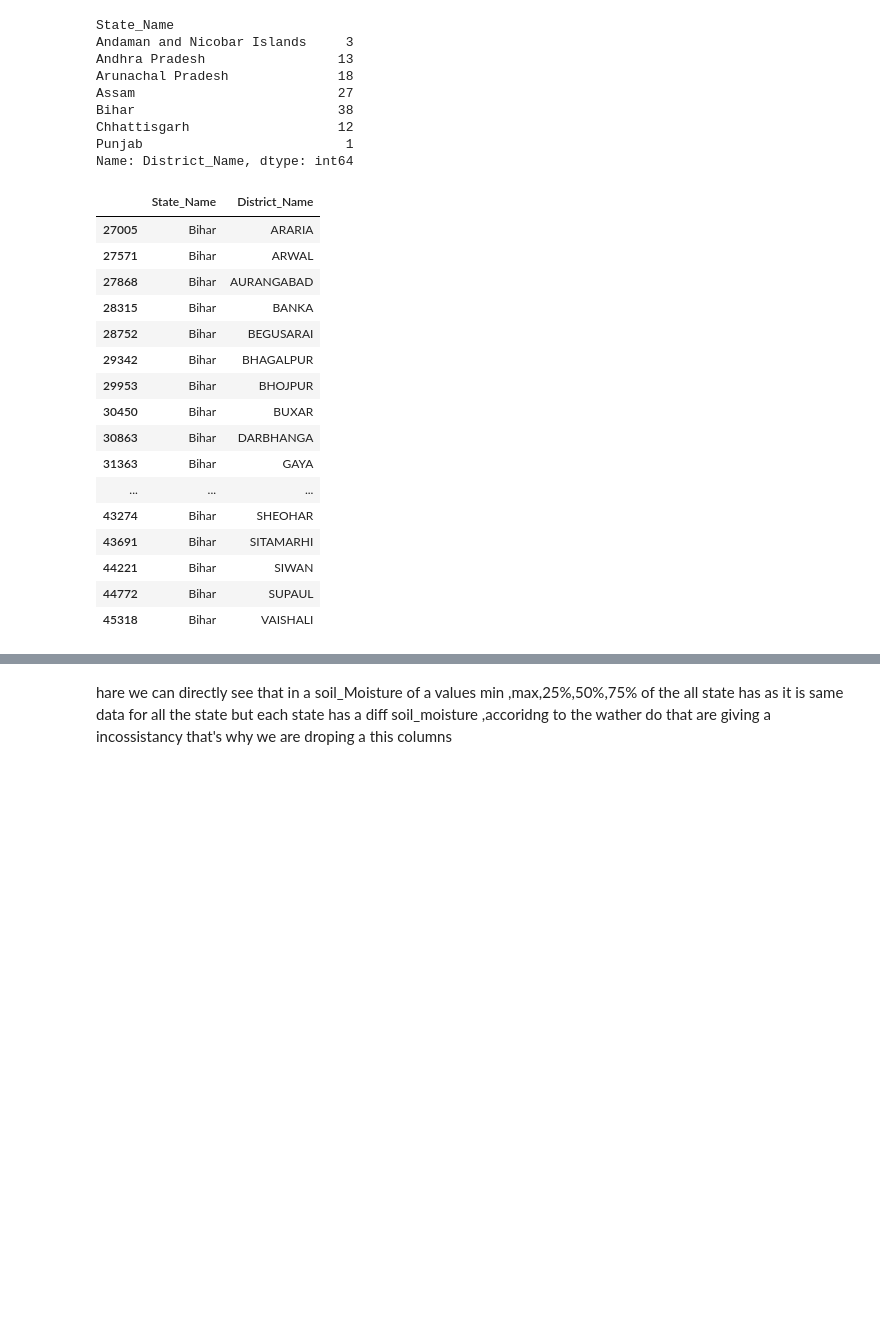
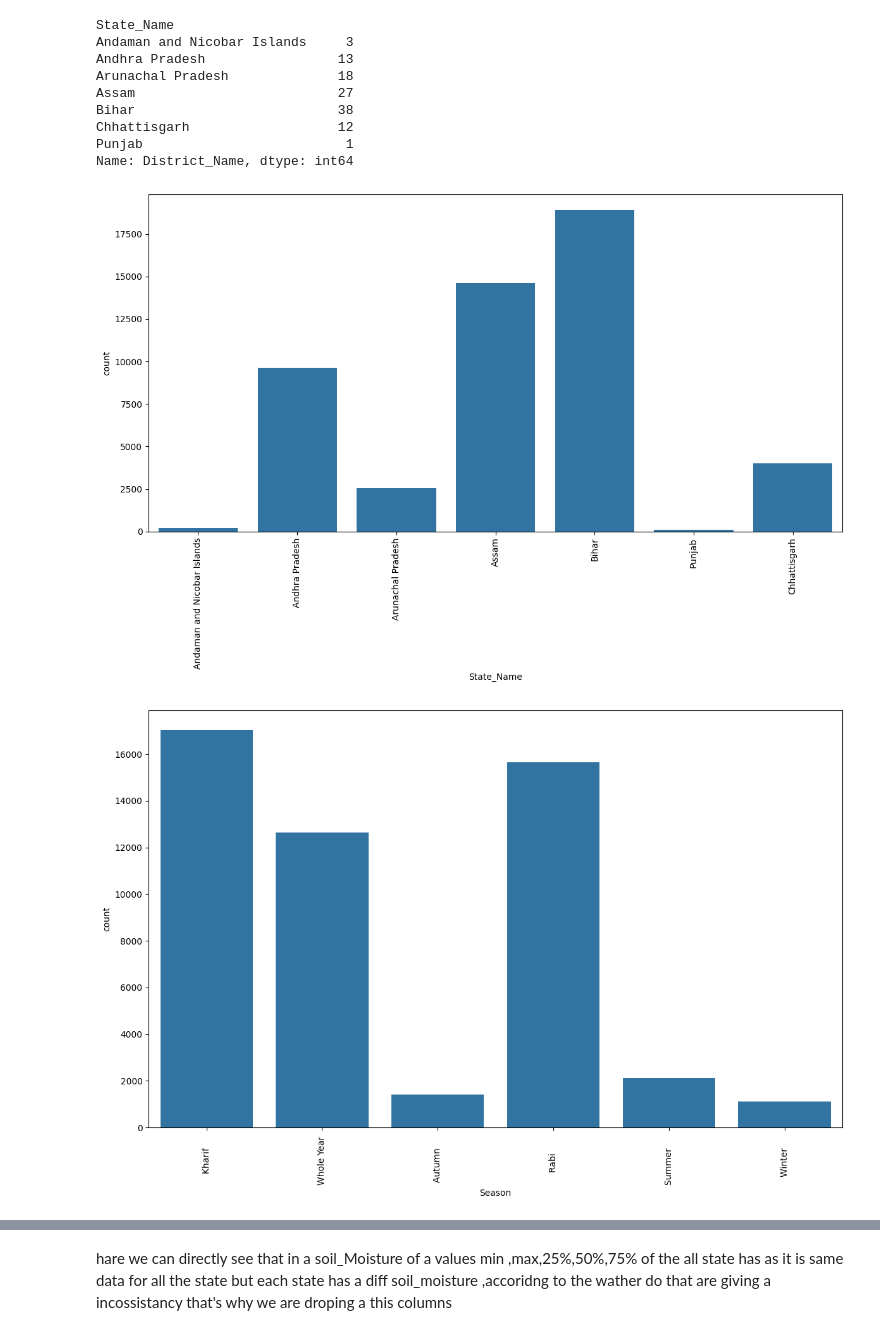
Before and after one commit to yashpawar-99/agripredict-ai, a Jupyter notebook: notebooks/crop_yeild_prediction.ipynb, the cells around one changed output, grey strips where cells are left out. Drawn from its saved outputs; the diff is of its cells as text; code cells hidden in the pictures; blank space fills up the shorter version.

```diff
--- a/notebooks/crop_yeild_prediction.ipynb
+++ b/notebooks/crop_yeild_prediction.ipynb
@@ -118,22 +86,13 @@ Chhattisgarh                   12
 Punjab                          1
 Name: District_Name, dtype: int64
 # %%
-df.loc[df["State_Name"]=="Bihar",["State_Name","District_Name"]].drop_duplicates()
+cat_cols = ["State_Name","Season","Crop"]
+
+for col in cat_cols:
+    plt.figure(figsize=(12,8))
+    sns.countplot(x=df[col])
+    plt.xticks(rotation=90)
+    plt.tight_layout()
 # %% [output]
-|  | State_Name | District_Name |
-| 27005 | Bihar | ARARIA |
-| 27571 | Bihar | ARWAL |
-| 27868 | Bihar | AURANGABAD |
-| 28315 | Bihar | BANKA |
-| 28752 | Bihar | BEGUSARAI |
-| 29342 | Bihar | BHAGALPUR |
-| 29953 | Bihar | BHOJPUR |
-| 30450 | Bihar | BUXAR |
-| 30863 | Bihar | DARBHANGA |
-| 31363 | Bihar | GAYA |
-| ... | ... | ... |
-| 43274 | Bihar | SHEOHAR |
-| 43691 | Bihar | SITAMARHI |
-| 44221 | Bihar | SIWAN |
-| 44772 | Bihar | SUPAUL |
-| 45318 | Bihar | VAISHALI |
+[figure, added]
+[figure, added]
```
Also changed, not shown: parts of 37 cells of this notebook, 3 other files.
